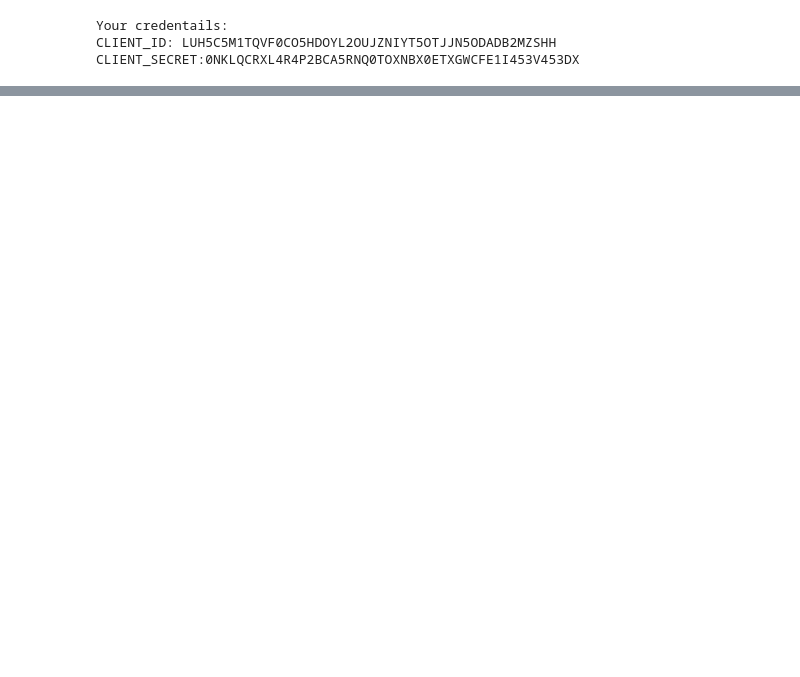
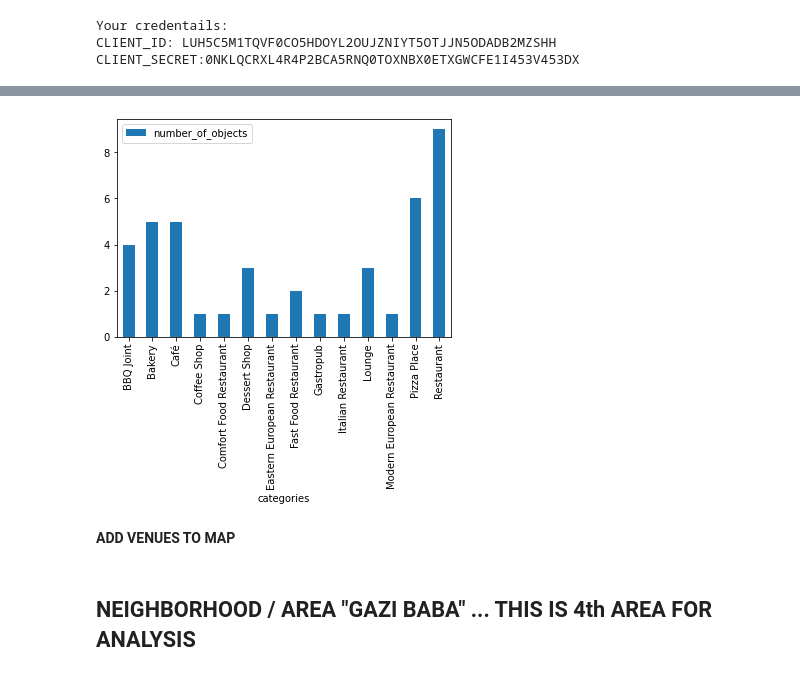
Before and after one commit to Jordanco1969/FINAL-IBM, a Jupyter notebook: Capstone-Project-The-Battle-of-Neighborhoods.ipynb, the cells around one changed output, grey strips where cells are left out. Cells and saved outputs as stored; diff of their text form; code cells hidden in the pictures; blank space fills up the shorter version.

```diff
--- a/Capstone-Project-The-Battle-of-Neighborhoods.ipynb
+++ b/Capstone-Project-The-Battle-of-Neighborhoods.ipynb
@@ -175,0 +256,16 @@ ax = df_categories.plot.bar()
+# %%
+df_Sk_area=pd.read_csv("SKOPJE LOKACII.csv")
+#print(df_Sk_area)
+
+print("latitude & longitude FOR NEIGHBORHOOD / AREA 'AERODROM' ARE:")
+
+lat=df_Sk_area.iat[2, 1]
+lng=df_Sk_area.iat[2, 2]
+radius=df_Sk_area.iat[2, 4]
+
+print("latitude is", lat)
+print("longitude is", lng)
+print("radius of interest is around:" , radius, "meters")
+
+df_total_Restaurants=get_venues(lat,lng,radius)
+df_total_Restaurants
@@ -175,0 +294,5 @@ ax = df_categories.plot.bar()
+# %%
+df_categories= df_total_Restaurants.groupby(['categories']).count()
+df_categories.drop(['lat','lng'], axis=1,inplace = True)
+df_categories.rename(columns = {'name':'number_of_objects'}, inplace = True)
+df_categories
@@ -175,0 +316,6 @@ ax = df_categories.plot.bar()
+# %%
+ax = df_categories.plot.bar()
+# %% [output]
+[figure, added]
+# %% [markdown]
+<b>ADD VENUES TO MAP<b>
@@ -175,0 +328,2 @@ ax = df_categories.plot.bar()
+# %% [markdown]
+## NEIGHBORHOOD / AREA "GAZI BABA" ...  THIS IS 4th AREA FOR ANALYSIS
```
Also changed, not shown: parts of 37 cells of this notebook.
